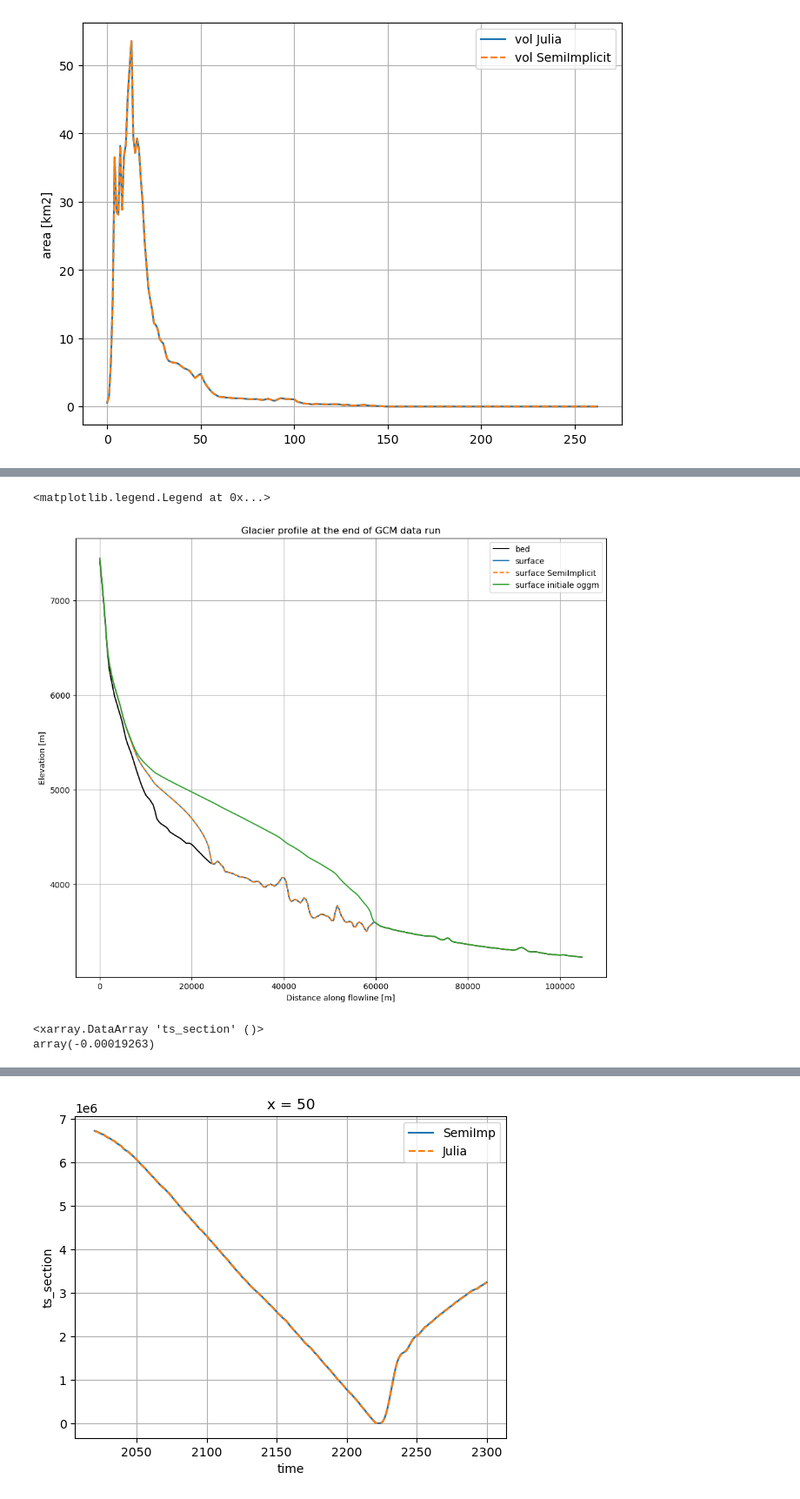
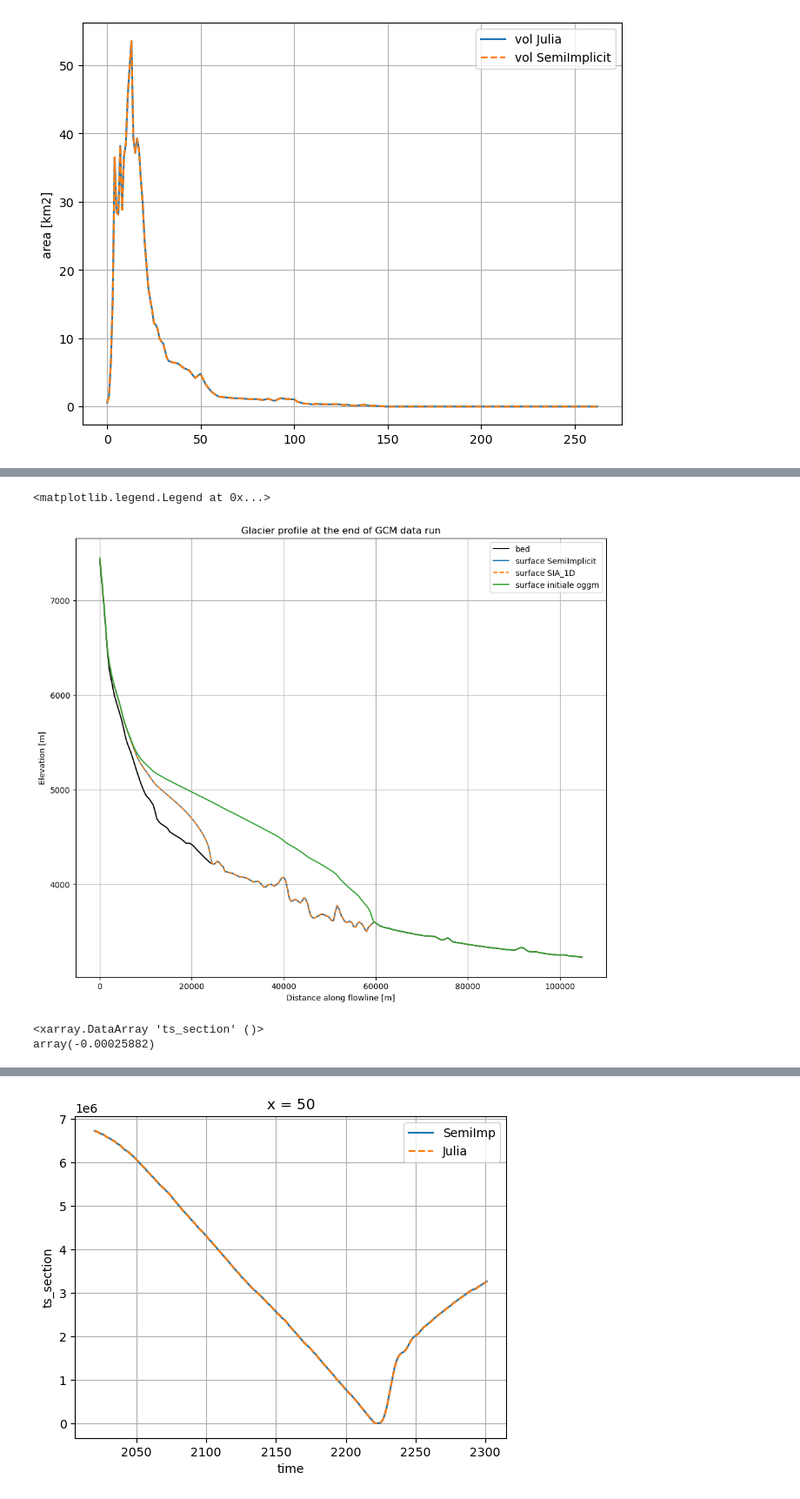
Before and after one commit to ODINN-SciML/iceflow_sandbox, a Jupyter notebook: notebooks/OGGM_integration_test.ipynb, the cells around one changed output, grey strips where cells are left out. Shown at 87% size. Saved outputs shown, nothing was run; the diff lists cells and outputs as text; code cells hidden in the pictures.

```diff
--- a/notebooks/OGGM_integration_test.ipynb
+++ b/notebooks/OGGM_integration_test.ipynb
@@ -29,10 +30,10 @@ cfg.PARAMS['continue_on_error'] = True
 # %%
 rgi_id = ['RGI60-14.07524'] #MdG 03643 #Siachen 14.07524
 base_url = 'https://cluster.klima.uni-bremen.de/~oggm/gdirs/oggm_v1.6/L3-L5_files/2023.1/elev_bands/W5E5/'
-gdirs = workflow.init_glacier_directories(rgi_id, from_prepro_level=5, prepro_base_url=base_url, prepro_border=160)
+gdirs = workflow.init_glacier_directories(rgi_id, from_prepro_level=4, prepro_base_url=base_url, prepro_border=160)
 gdir=gdirs[0]
 
 cfg.PARAMS['use_inversion_params_for_run']= True
 
-tasks.init_present_time_glacier(gdir)
+workflow.execute_entity_task(tasks.init_present_time_glacier,gdirs);
 # %% [output]
@@ -419,26 +445,27 @@ plt.legend()
 # %%
 f= plt.subplots(figsize=(12, 10))
 
 
 plt.plot(flj.dis_along_flowline,flj.bed_h,label='bed',color='k')
-plt.plot(flj.dis_along_flowline,flj.bed_h + flj.thickness_m[-1] ,label='surface')
-plt.plot(flo.dis_along_flowline,flo.bed_h + flo.thickness_m[-1] ,linestyle='dashed',label='surface SemiImplicit')
+plt.plot(flo.dis_along_flowline,flo.bed_h + flo.thickness_m[-1] ,label='surface SemiImplicit')
+plt.plot(flj.dis_along_flowline,flj.bed_h + flj.thickness_m[-1] ,label='surface SIA_1D', linestyle='dashed')
+
 
 plt.plot(flo.dis_along_flowline,flo.bed_h + flo.thickness_m[0] ,label='surface initiale oggm')
 plt.ylabel('Elevation [m]')
 plt.xlabel('Distance along flowline [m]')
 plt.title('Glacier profile at the end of GCM data run')
 
 plt.grid()
 plt.legend()
 # %% [output]
 <matplotlib.legend.Legend at 0x...>
-[figure, old version]
+[figure, new version]
 # %%
 np.mean((dj.mean(dim="x").ts_section - do.mean(dim="x").ts_section)*1e-6)
 # %% [output]
 <xarray.DataArray 'ts_section' ()>
-array(-0.00019263)
+array(-0.00025882)
 # %%
 plt.plot((dj.mean(dim="x").ts_section - do.mean(dim="x").ts_section)*1e-6)
 plt.ylabel('ts_section [km2]')
```
Also changed, not shown: parts of 36 cells of this notebook, 2 other files.
